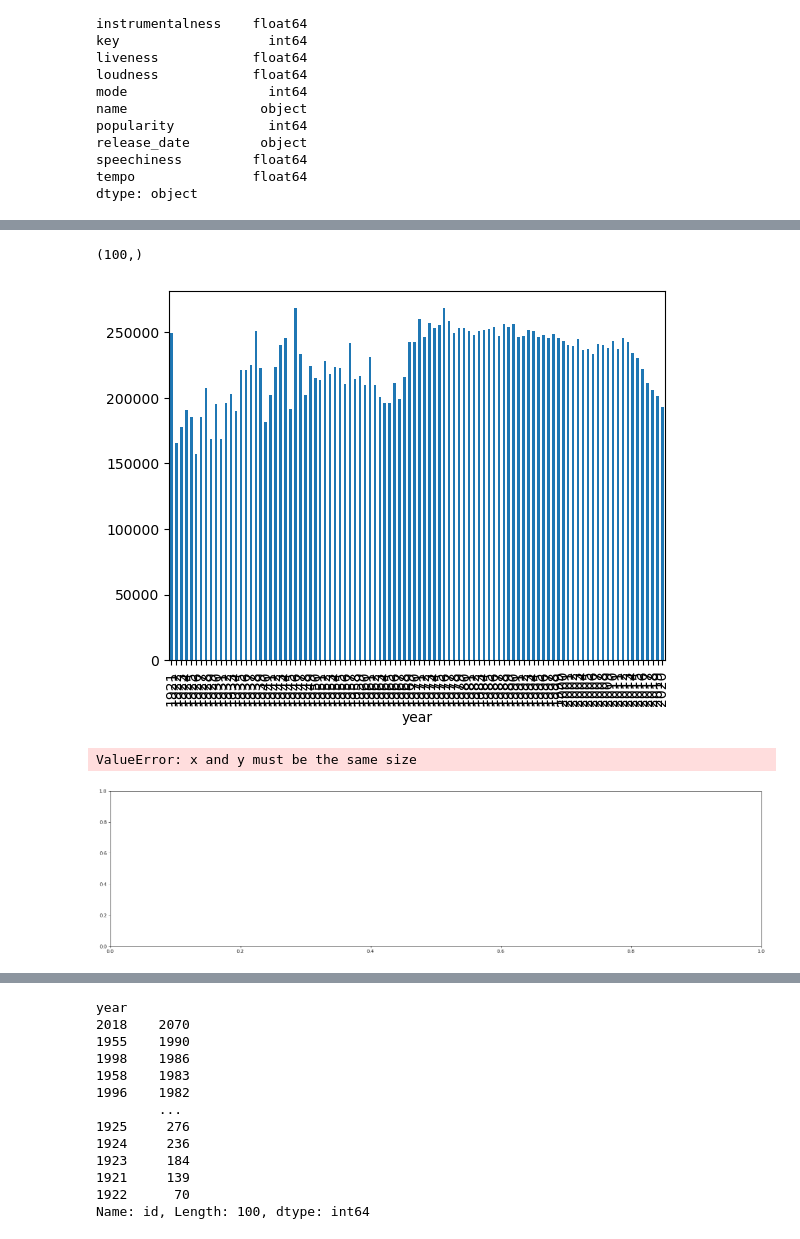
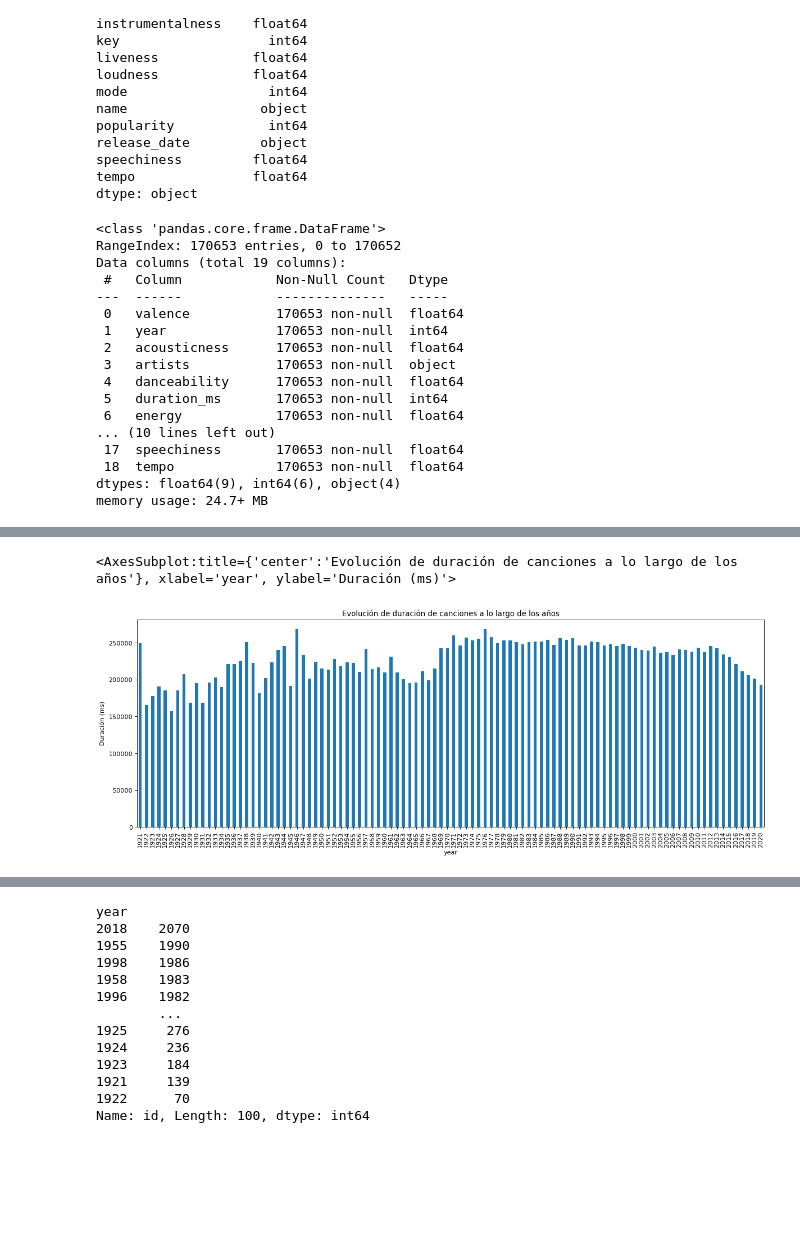
Before and after one commit to preluis/Project-portfolio, a Jupyter notebook: Notebooks/analisis_inicial.ipynb, the cells around one changed output, grey strips where cells are left out. Cells and saved outputs as stored; diff of their text form; code cells hidden in the pictures; blank space fills up the shorter version.

```diff
--- a/Notebooks/analisis_inicial.ipynb
+++ b/Notebooks/analisis_inicial.ipynb
@@ -68,6 +70,27 @@ release_date         object
 speechiness         float64
 tempo               float64
 dtype: object
+# %%
+# Exploring info
+spotify.info()
+# %% [output]
+<class 'pandas.core.frame.DataFrame'>
+RangeIndex: 170653 entries, 0 to 170652
+Data columns (total 19 columns):
+ #   Column            Non-Null Count   Dtype
+---  ------            --------------   -----
+ 0   valence           170653 non-null  float64
+ 1   year              170653 non-null  int64
+ 2   acousticness      170653 non-null  float64
+ 3   artists           170653 non-null  object
+ 4   danceability      170653 non-null  float64
+ 5   duration_ms       170653 non-null  int64
+ 6   energy            170653 non-null  float64
+... (10 lines left out)
+ 17  speechiness       170653 non-null  float64
+ 18  tempo             170653 non-null  float64
+dtypes: float64(9), int64(6), object(4)
+memory usage: 24.7+ MB
 # %%
 #Checking and erasing duplicates
 spotify2=spotify.drop_duplicates(subset=['name','danceability'],keep='last')
@@ -129,16 +152,11 @@ spotify_2015.sort_values(by=['liveness'], ascending=False).head()
 | 154418 | 0.6550 | 2015 | 0.8180 | ['Eduard Strauss', 'Zubin Mehta',... | 0.445 | 139533 | 0.605 | 0 | 11DLagJxzDb0ExEP1dJW88 | ... |
 # %%
 # How has music duration evolve through the years? Plot
-
+plt.figure(figsize=(18,6),dpi=80),
+plt.title("Evolución de duración de canciones a lo largo de los años"),
+plt.xlabel("Año de lanzamiento"),
+plt.ylabel("Duración (ms)"),
 spotify.groupby(['year']).mean()['duration_ms'].plot.bar()
 # %% [output]
-(100,)
+<AxesSubplot:title={'center':'Evolución de duración de canciones a lo largo de los años'}, xlabel='year', ylabel='Duración (ms)'>
-[figure, old version]
+[figure, new version]
-# %%
-#Adjusting Plot
-
-plt.figure(figsize=(25,6),dpi=80)
-plt.scatter(x=spotify['year'], y=spotify.groupby(['year']).mean()['duration_ms'])
-# %% [output]
-ValueError: x and y must be the same size
-[figure, removed]
```
Also changed, not shown: parts of 7 cells of this notebook, 8 other files.
